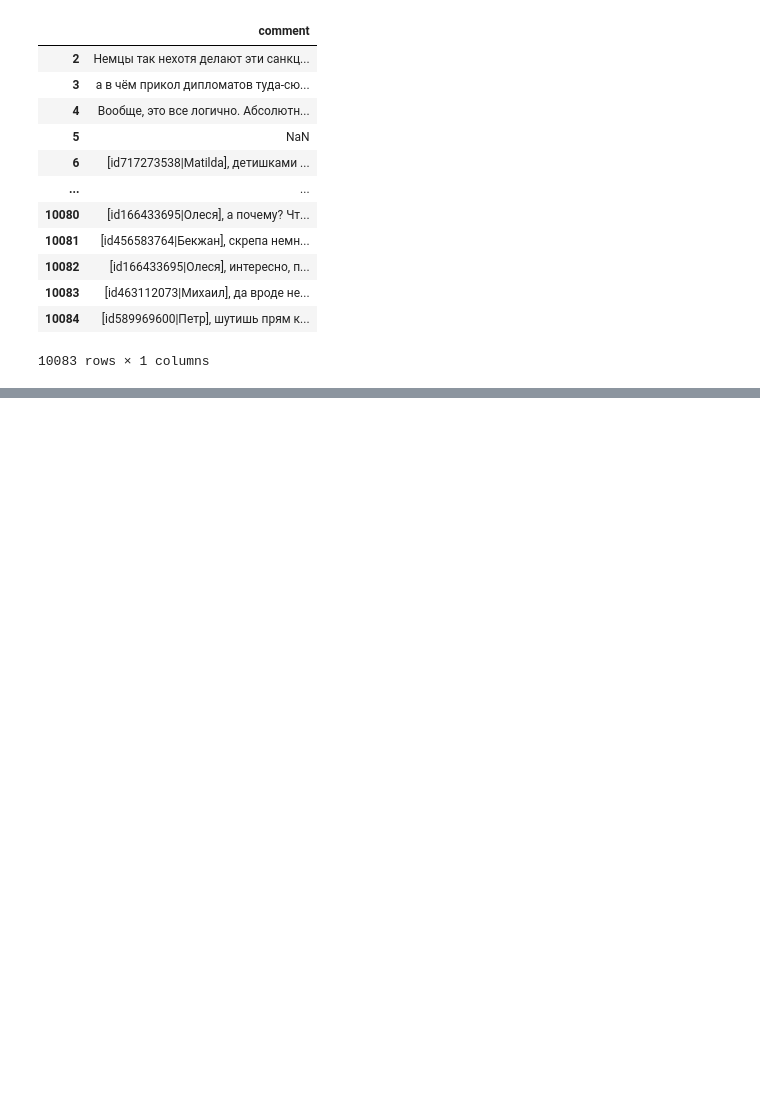
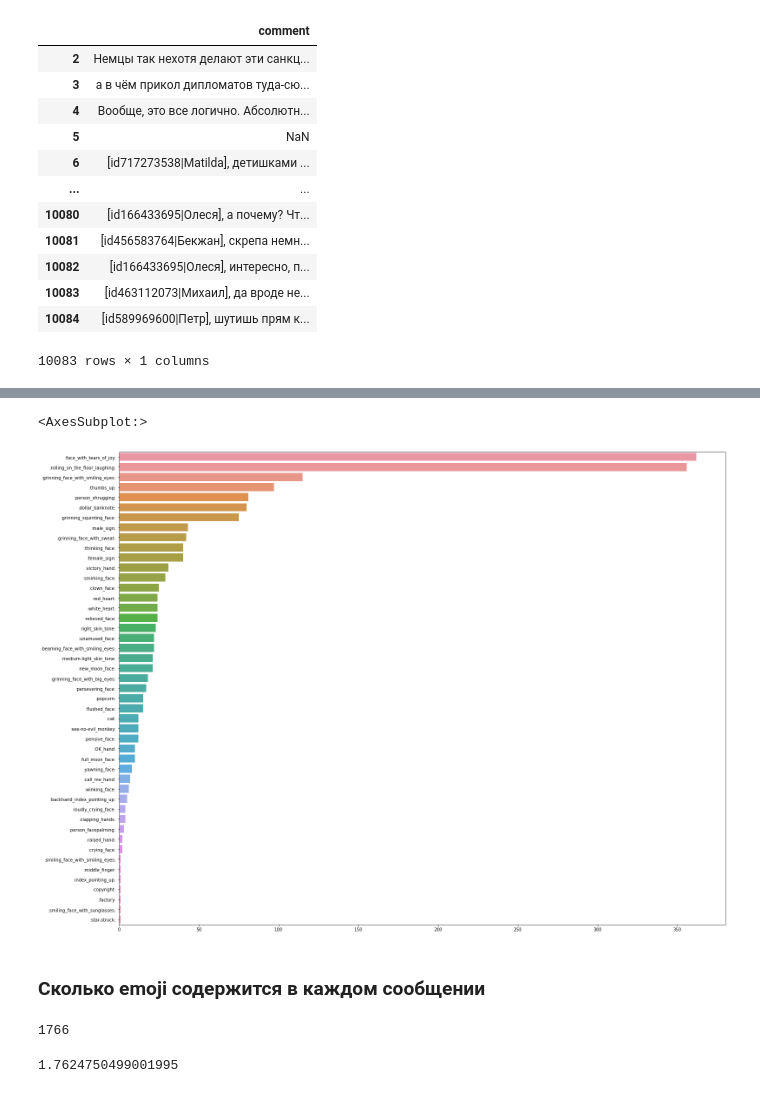
Before and after one commit to maximvscow/emoji_data, a Jupyter notebook: Untitled.ipynb, the cells around one changed output, grey strips where cells are left out. Drawn from its saved outputs; the diff is of its cells as text; code cells hidden in the pictures; blank space fills up the shorter version.

```diff
--- a/Untitled.ipynb
+++ b/Untitled.ipynb
@@ -109,0 +121,9 @@ Name: comment, Length: 1312, dtype: object
+# %%
+emoji_list = []
+def extract_emojis(s):
+    for c in s:
+        if c in emoji.UNICODE_EMOJI['en']:
+            emoji_list.append(c)
+    return emoji_list
+# %%
+emojis = df_emoji.apply(extract_emojis).iloc[-1]
@@ -109,0 +132,11 @@ Name: comment, Length: 1312, dtype: object
+# %%
+c = Counter(emojis)
+# %%
+sorted_counter = dict()
+sorted1 = list()
+sorted2 = list()
+for w in sorted(c, key=c.get, reverse=True):
+    print(emoji.demojize(w), w, c[w])
+    sorted_counter[w] = c[w]
+    sorted1.append(emoji.demojize(w))
+    sorted2.append(c[w])
@@ -109,0 +161,8 @@ Name: comment, Length: 1312, dtype: object
+# %%
+plt.figure(figsize=(25,20))
+sns.barplot(x = sorted2, y = sorted1, orient="h")
+# %% [output]
+<AxesSubplot:>
+[figure, added]
+# %% [markdown]
+### Сколько emoji содержится в каждом сообщении
@@ -109,0 +181,12 @@ Name: comment, Length: 1312, dtype: object
+# %%
+count = 0
+for j in message_count:
+    count += j
+print(count)
+# %% [output]
+1766
+# %%
+avrg_emoji = count / len(message_count)
+print(avrg_emoji)
+# %% [output]
+1.7624750499001995
```
Also changed, not shown: parts of 34 cells of this notebook.
